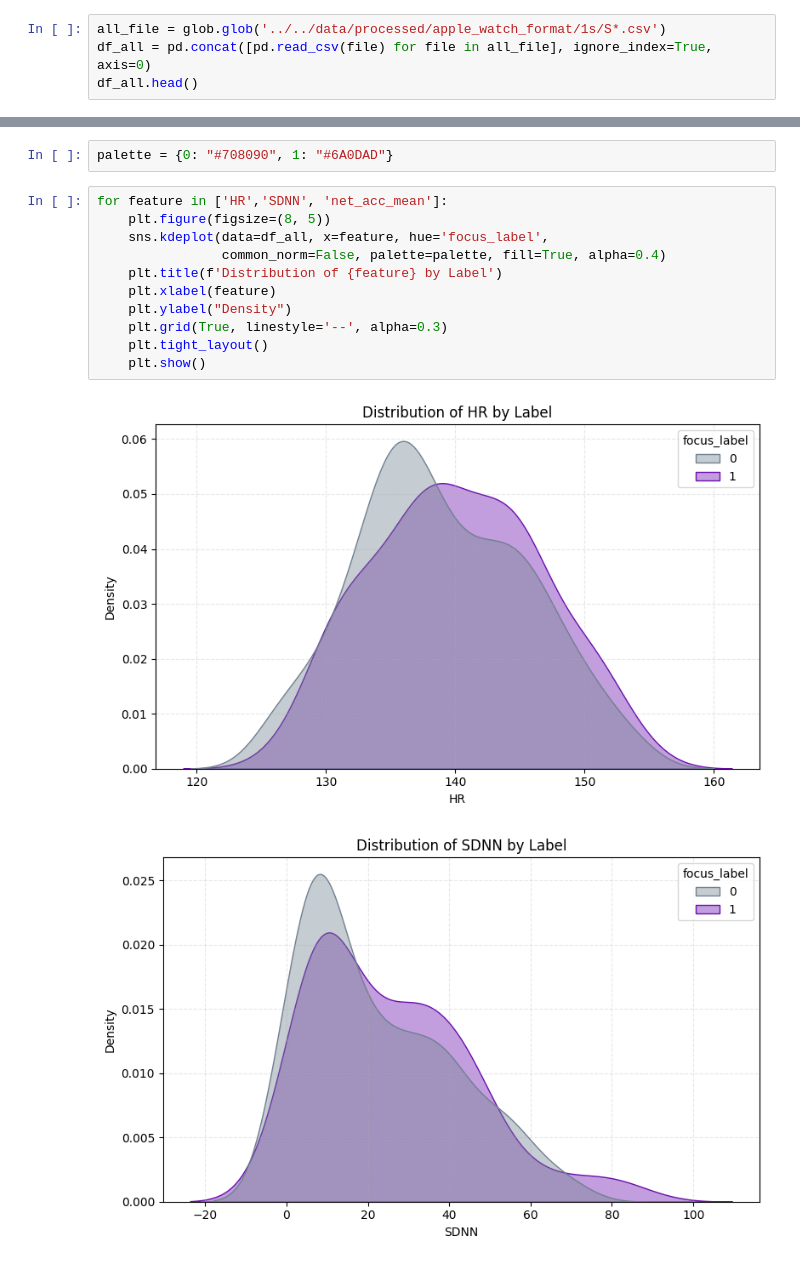
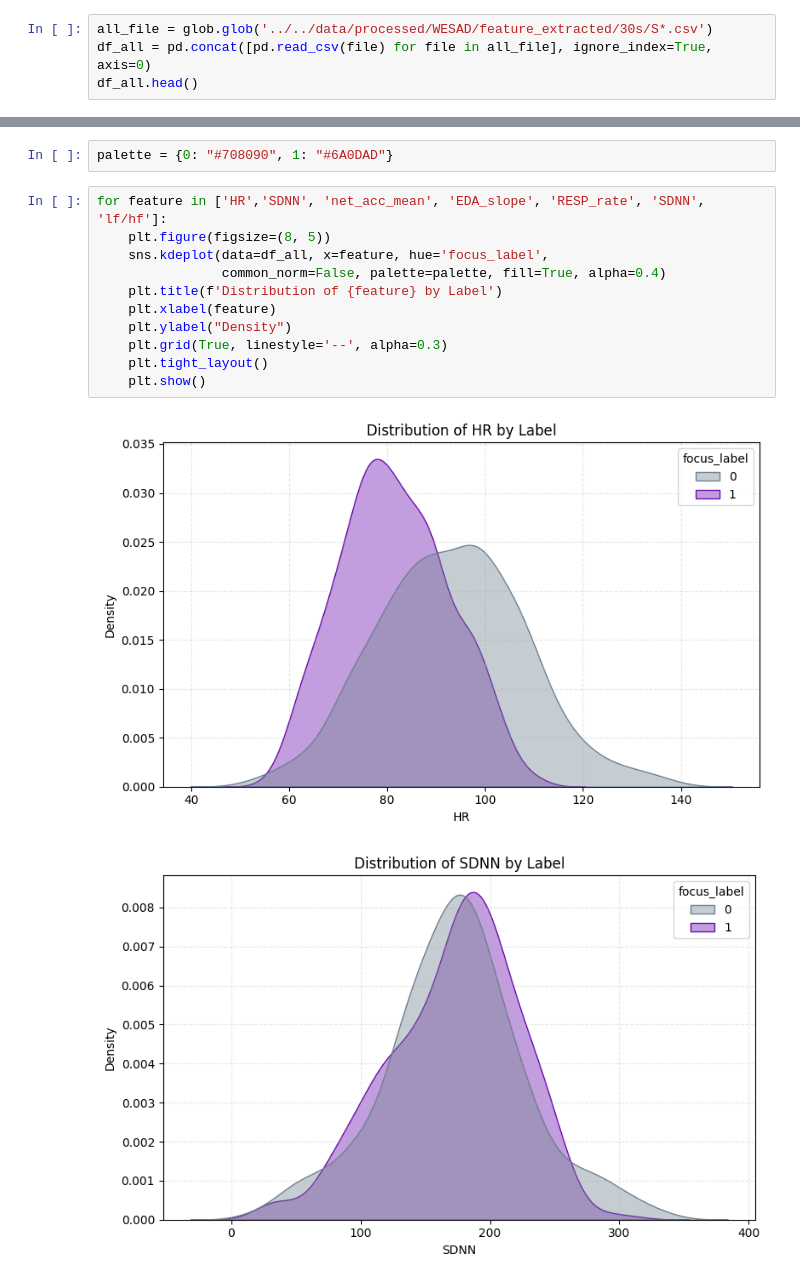
Before and after one commit to grayaubel/focus-detection-using-physiological-data, a Jupyter notebook: notebooks/WESAD/explore_quest.ipynb, the cells around one changed output, grey strips where cells are left out. Saved outputs shown, nothing was run; the diff lists cells and outputs as text.

```diff
--- a/notebooks/WESAD/explore_quest.ipynb
+++ b/notebooks/WESAD/explore_quest.ipynb
@@ -4,7 +4,7 @@ import numpy as np
 import glob
 from tqdm import tqdm
 # %%
-all_file = glob.glob('../../data/processed/apple_watch_format/1s/S*.csv')
+all_file = glob.glob('../../data/processed/WESAD/feature_extracted/30s/S*.csv')
 df_all = pd.concat([pd.read_csv(file) for file in all_file], ignore_index=True, axis=0)
 df_all.head()
 # %% [output]
@@ -163,16 +163,16 @@ import seaborn as sns
 # %%
 palette = {0: "#708090", 1: "#6A0DAD"}
 # %%
-for feature in ['HR','SDNN', 'net_acc_mean']:
+for feature in ['HR','SDNN', 'net_acc_mean', 'EDA_slope', 'RESP_rate', 'SDNN', 'lf/hf']:
     plt.figure(figsize=(8, 5))
     sns.kdeplot(data=df_all, x=feature, hue='focus_label',
                 common_norm=False, palette=palette, fill=True, alpha=0.4)
     plt.title(f'Distribution of {feature} by Label')
     plt.xlabel(feature)
     plt.ylabel("Density")
     plt.grid(True, linestyle='--', alpha=0.3)
     plt.tight_layout()
     plt.show()
 # %% [output]
-[figure, old version]
+[figure, new version]
-[figure, old version]
+[figure, new version]
```
Also changed, not shown: parts of 7 cells of this notebook, 2 other files.
